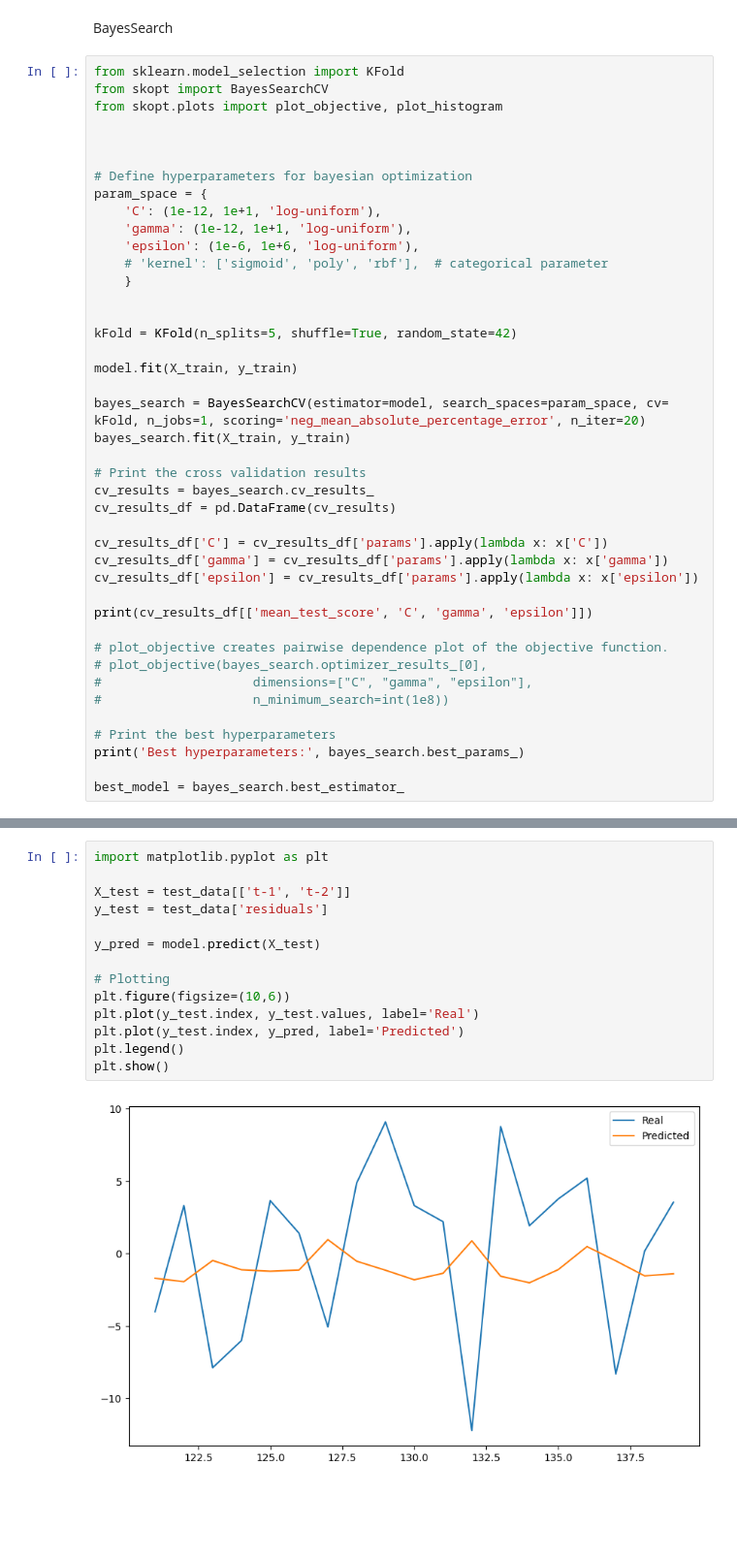
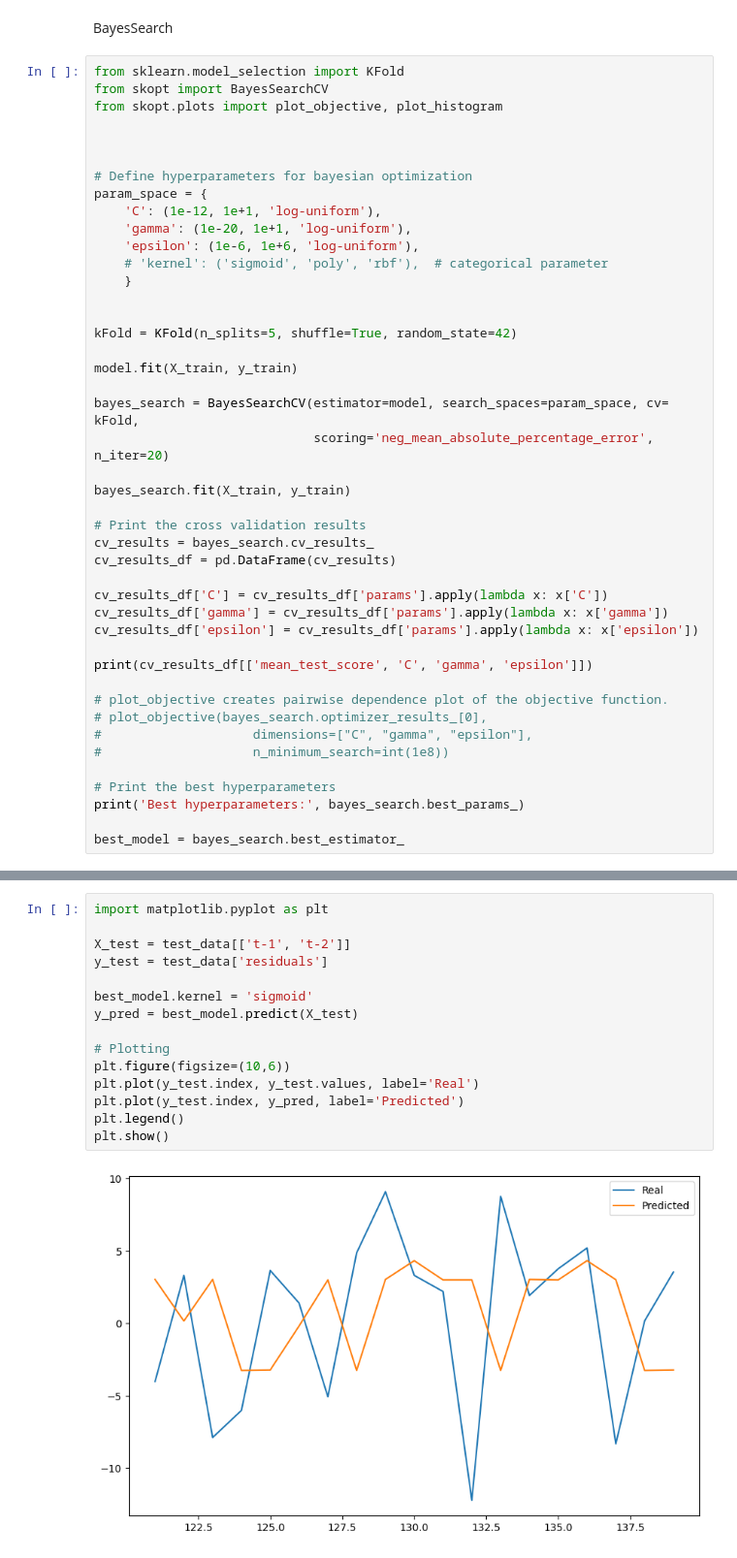
Before and after one commit to keremerciyes/Price-Prediction-With-Machine-Learning, a Jupyter notebook: SupportVectorRegressionLast.ipynb, the cells around one changed output, grey strips where cells are left out. Shown at 97% size. Saved outputs shown, nothing was run; the diff lists cells and outputs as text; blank space fills up the shorter version.

Commit message:
kernel updated

```diff
--- a/SupportVectorRegressionLast.ipynb
+++ b/SupportVectorRegressionLast.ipynb
@@ -150,9 +142,9 @@ from skopt.plots import plot_objective, plot_histogram
 # Define hyperparameters for bayesian optimization
 param_space = {
     'C': (1e-12, 1e+1, 'log-uniform'),
-    'gamma': (1e-12, 1e+1, 'log-uniform'),
+    'gamma': (1e-20, 1e+1, 'log-uniform'),
     'epsilon': (1e-6, 1e+6, 'log-uniform'),
-    # 'kernel': ['sigmoid', 'poly', 'rbf'],  # categorical parameter
+    # 'kernel': ('sigmoid', 'poly', 'rbf'),  # categorical parameter
     }
 
 
@@ -160,7 +152,9 @@ kFold = KFold(n_splits=5, shuffle=True, random_state=42)
 
 model.fit(X_train, y_train)
 
-bayes_search = BayesSearchCV(estimator=model, search_spaces=param_space, cv= kFold, n_jobs=1, scoring='neg_mean_absolute_percentage_error', n_iter=20)
+bayes_search = BayesSearchCV(estimator=model, search_spaces=param_space, cv= kFold,
+                             scoring='neg_mean_absolute_percentage_error', n_iter=20)
+
 bayes_search.fit(X_train, y_train)
 
 # Print the cross validation results
@@ -203,16 +197,17 @@ Best hyperparameters: OrderedDict([('C', 1e-12), ('epsilon', 7.839179984240074),
 # %%
 import matplotlib.pyplot as plt
 
 X_test = test_data[['t-1', 't-2']]
 y_test = test_data['residuals']
 
-y_pred = model.predict(X_test)
+best_model.kernel = 'sigmoid'
+y_pred = best_model.predict(X_test)
 
 # Plotting
 plt.figure(figsize=(10,6))
 plt.plot(y_test.index, y_test.values, label='Real')
 plt.plot(y_test.index, y_pred, label='Predicted')
 plt.legend()
 plt.show()
 # %% [output]
-[figure, old version]
+[figure, new version]
```
Also changed, not shown: parts of 5 cells of this notebook.
